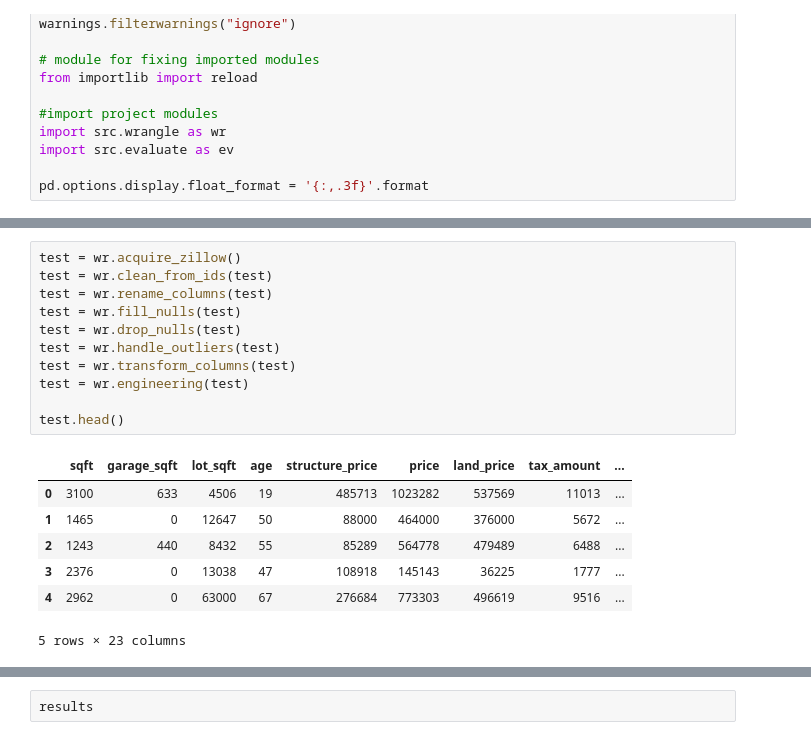
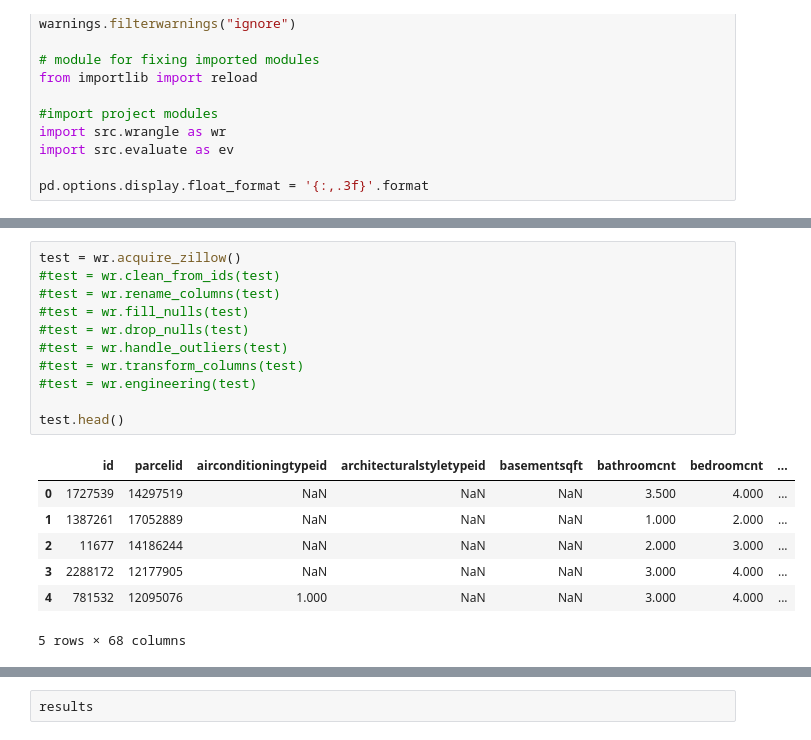
Before and after one commit to codeup-nadia-chris/clustering-project, a Jupyter notebook: chris_work_in_progress.ipynb, the cells around one changed output, grey strips where cells are left out. Cells and saved outputs as stored; diff of their text form.

```diff
--- a/chris_work_in_progress.ipynb
+++ b/chris_work_in_progress.ipynb
@@ -42,19 +39,19 @@ test1.head()
 # %%
 test = wr.acquire_zillow()
-test = wr.clean_from_ids(test)
-test = wr.rename_columns(test)
-test = wr.fill_nulls(test)
-test = wr.drop_nulls(test)
-test = wr.handle_outliers(test)
-test = wr.transform_columns(test)
-test = wr.engineering(test)
+#test = wr.clean_from_ids(test)
+#test = wr.rename_columns(test)
+#test = wr.fill_nulls(test)
+#test = wr.drop_nulls(test)
+#test = wr.handle_outliers(test)
+#test = wr.transform_columns(test)
+#test = wr.engineering(test)
 
 test.head()
 # %% [output]
-|  | sqft | garage_sqft | lot_sqft | age | structure_price | price | land_price | tax_amount | ... |
-| 0 | 3100 | 633 | 4506 | 19 | 485713 | 1023282 | 537569 | 11013 | ... |
-| 1 | 1465 | 0 | 12647 | 50 | 88000 | 464000 | 376000 | 5672 | ... |
-| 2 | 1243 | 440 | 8432 | 55 | 85289 | 564778 | 479489 | 6488 | ... |
-| 3 | 2376 | 0 | 13038 | 47 | 108918 | 145143 | 36225 | 1777 | ... |
-| 4 | 2962 | 0 | 63000 | 67 | 276684 | 773303 | 496619 | 9516 | ... |
+|  | id | parcelid | airconditioningtypeid | architecturalstyletypeid | basementsqft | bathroomcnt | bedroomcnt | ... |
+| 0 | 1727539 | 14297519 | NaN | NaN | NaN | 3.500 | 4.000 | ... |
+| 1 | 1387261 | 17052889 | NaN | NaN | NaN | 1.000 | 2.000 | ... |
+| 2 | 11677 | 14186244 | NaN | NaN | NaN | 2.000 | 3.000 | ... |
+| 3 | 2288172 | 12177905 | NaN | NaN | NaN | 3.000 | 4.000 | ... |
+| 4 | 781532 | 12095076 | 1.000 | NaN | NaN | 3.000 | 4.000 | ... |
-5 rows × 23 columns
+5 rows × 68 columns
```
Also changed, not shown: parts of 35 cells of this notebook, 1 other file.
